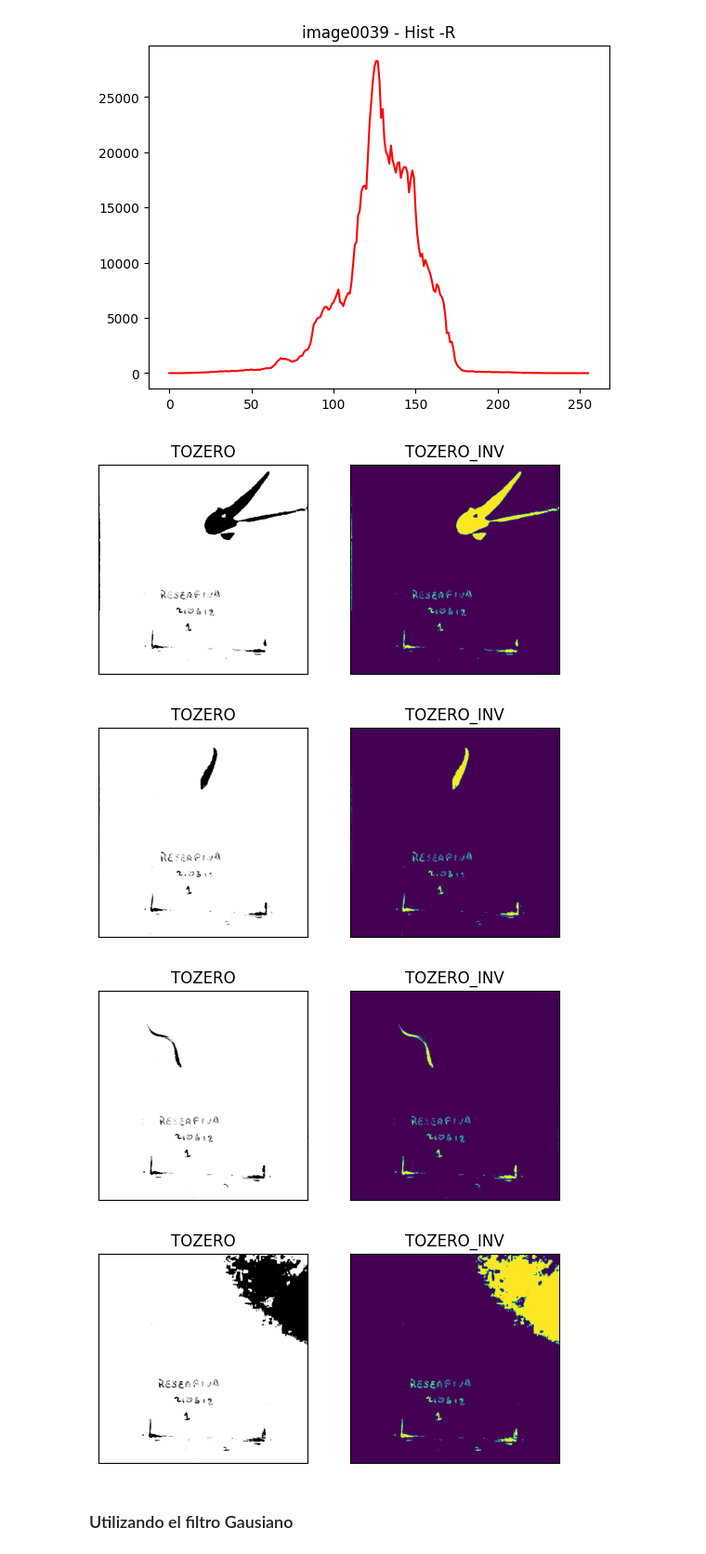
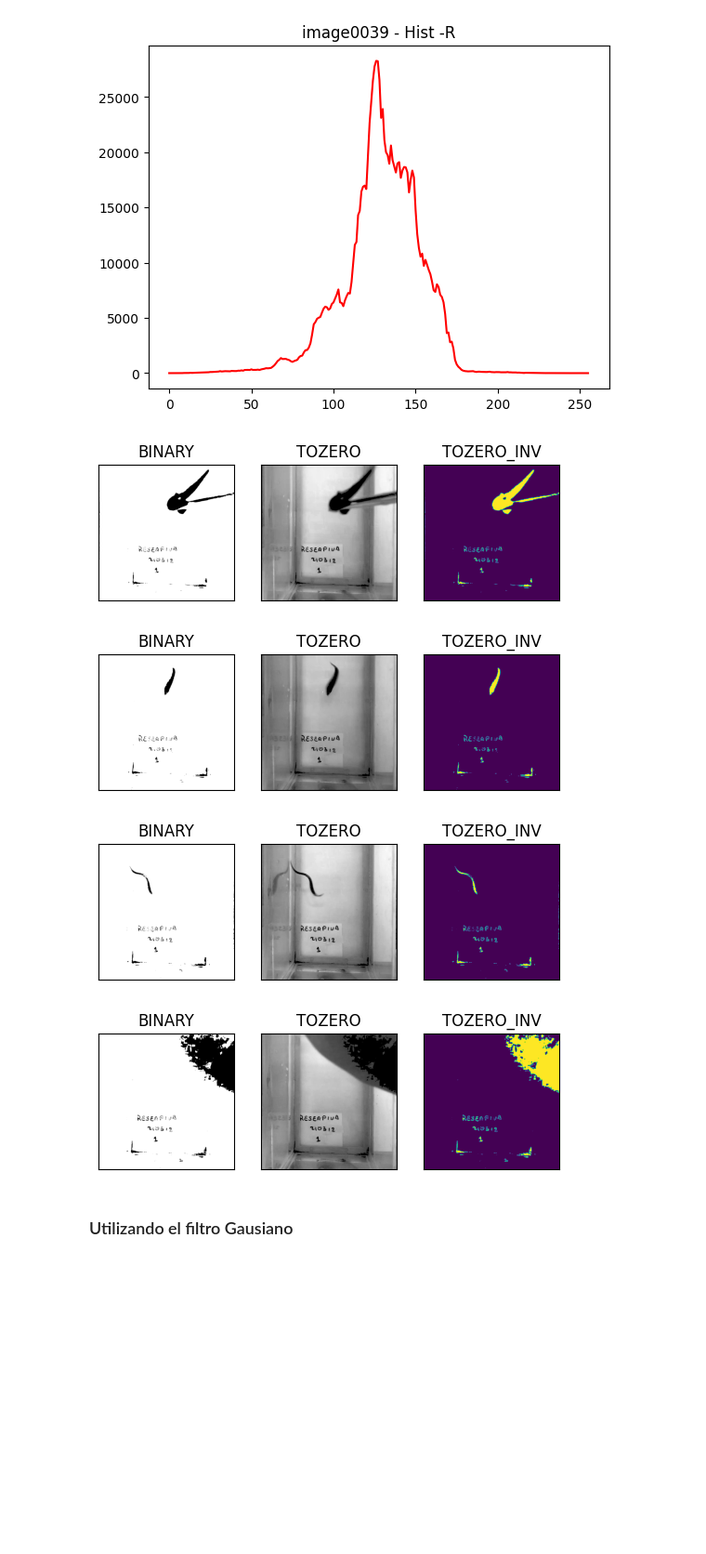
Before and after one commit to 99joseluis/Tesis, a Jupyter notebook: Programa/ImagesProcessing.ipynb, the cells around one changed output. Shown at 93% size. Saved outputs shown, nothing was run; the diff lists cells and outputs as text; code cells hidden in the pictures; blank space fills up the shorter version.

```diff
--- a/Programa/ImagesProcessing.ipynb
+++ b/Programa/ImagesProcessing.ipynb
@@ -71,7 +72,8 @@ def getImages(dir):
     names = list()
     file_names = os.listdir(dir)                 # Obtenemos el nombre de todos los archivos que se encuentran en la carpeta outDir (Es donde se guardan las imagenes)
 
-    file_names = sorted(file_names, key=lambda s: int(s.split('.')[0][5:])) # Ordenamos los archivos mediante el numero de la imagen
+    print(file_names)
+    # file_names = sorted(file_names, key=lambda s: int(s.split('.')[0][5:])) # Ordenamos los archivos mediante el numero de la imagen
 
     # Creamos un bucle para cada elemento dentro de la carpeta
     for file in file_names:
@@ -271,7 +294,7 @@ for img in imgs:
     img = cv2.resize(img, (512,512))
     img = cv2.cvtColor(img, cv2.COLOR_BGR2GRAY)
 
-    # dst = cv2.GaussianBlur(img,(7,7),cv2.BORDER_DEFAULT)
+    dst = cv2.GaussianBlur(img,(11,11),cv2.BORDER_DEFAULT)
 
     tresh = cv2.Canny(img, 75, 80)
 
@@ -519,39 +550,42 @@ os.chdir(dir)
 for i in range(0,4,1):
     # Threshold Blue Image
     #  60-70, 70-90, 100-110
     _, treshB = cv2.threshold(B[i], 50, 255, cv2.THRESH_BINARY )
+    _, treshT = cv2.threshold(B[i], 50, 255, cv2.THRESH_TOZERO )
     # cv2.imshow('Thresh B', treshB)
 
     _, threshB = cv2.threshold(treshB, 70, 255, cv2.THRESH_BINARY_INV)
     # cv2.imshow("THRESH B INV", threshB)
 
-    plt.subplot(121),plt.imshow(treshB, cmap = 'gray')
+    plt.subplot(231),plt.imshow(treshB, cmap = 'gray')
+    plt.title('BINARY'), plt.xticks([]), plt.yticks([])
+    plt.subplot(232),plt.imshow(treshT, cmap = 'gray')
     plt.title('TOZERO'), plt.xticks([]), plt.yticks([])
-    plt.subplot(122),plt.imshow(threshB)
+    plt.subplot(233),plt.imshow(threshB)
     plt.title('TOZERO_INV'), plt.xticks([]), plt.yticks([])
     plt.show()
     # cv2.imshow("Threshold", np.hstack([treshB, threshB]))
 
     # # Threshold Green Image
     # 100-110, 130-140, 140-150, 170-185
     # _, treshG = cv2.threshold(np.hstack([G]), 185, 255, cv2.THRESH_BINARY + cv2.THRESH_OTSU)
     # treshG = cv2.resize(treshG,(512,512))
     # cv2.imshow('Thresh G', treshG)
 
     # Threshold Red Image
     # 50-70, 90-110, 130-150, 170-180
     # _, treshR = cv2.threshold(np.hstack([R]), 180, 255, cv2.THRESH_BINARY + cv2.THRESH_OTSU)
     # treshR = cv2.resize(treshR,(512,512))
     # cv2.imshow('Thresh R', treshR)
 
 
 # cv2.waitKey(0)
 # cv2.destroyAllWindows()
 # %% [output]
-[figure, old version]
+[figure, new version]
-[figure, old version]
+[figure, new version]
-[figure, old version]
+[figure, new version]
-[figure, old version]
+[figure, new version]
 # %% [markdown]
 ### Utilizando el filtro Gausiano
 # %%
```
Also changed, not shown: parts of 12 cells of this notebook.
